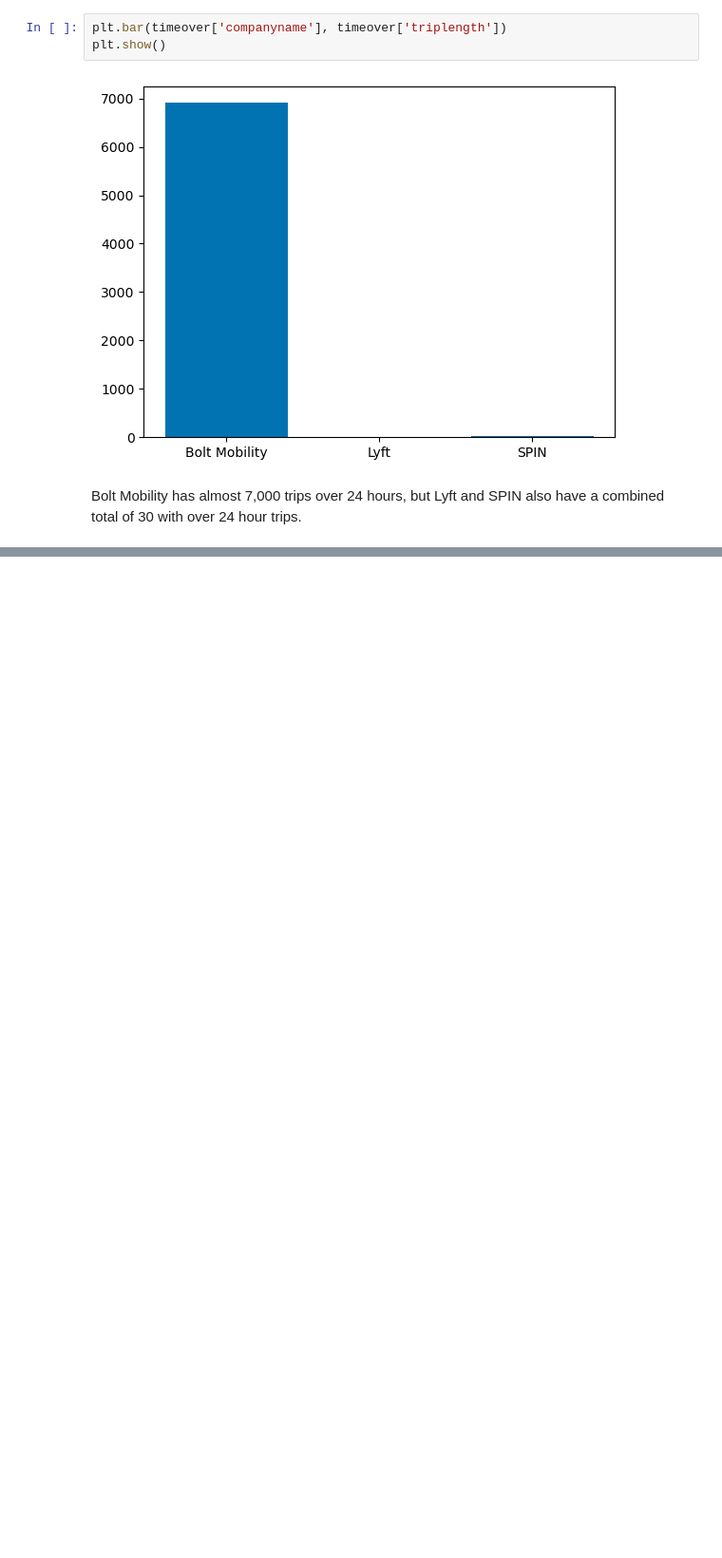
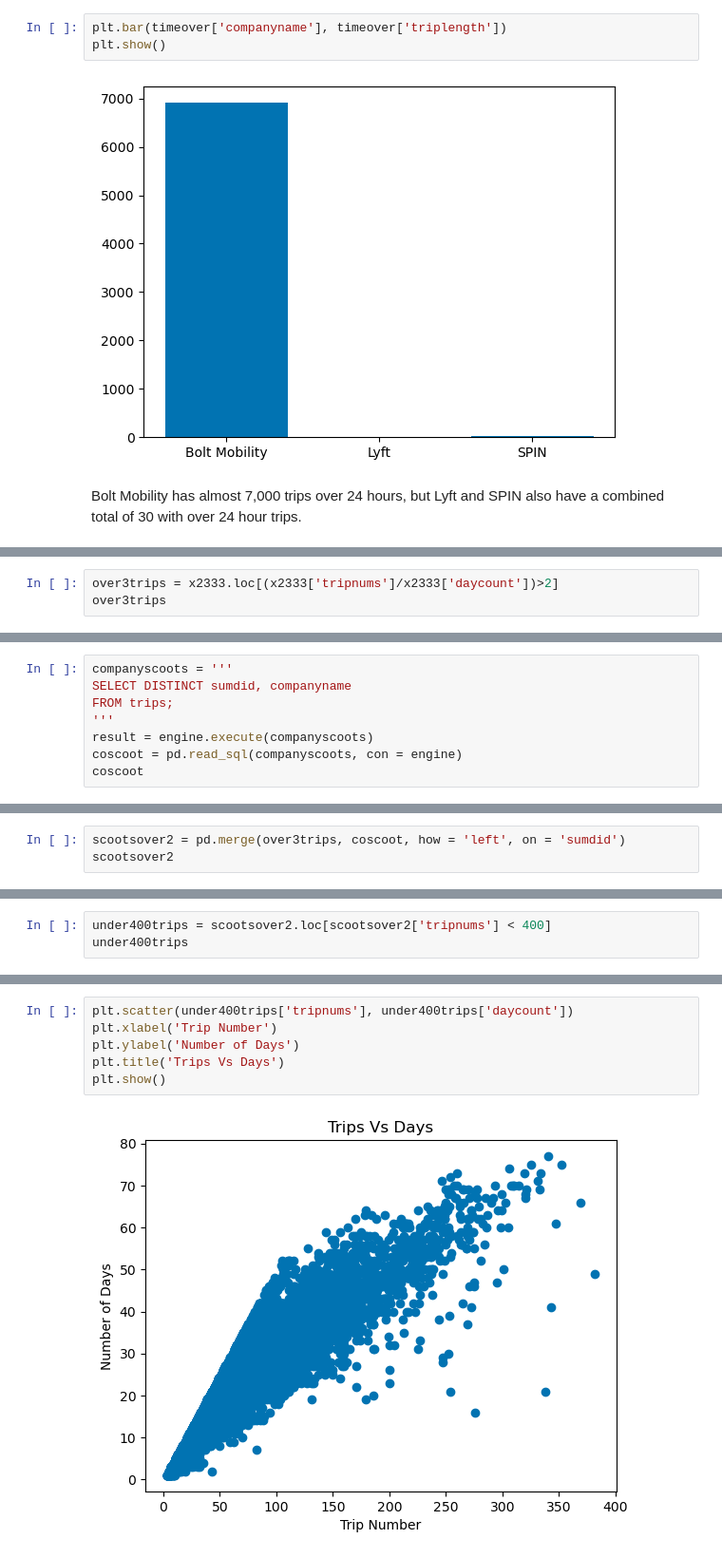
Before and after one commit to NSS-Data-Analytics-Cohort-8/scooter-partner1-badger-badger-python, a Jupyter notebook: notebooks/questions.ipynb, the cells around one changed output, grey strips where cells are left out. Shown at 95% size. Saved outputs shown, nothing was run; the diff lists cells and outputs as text; blank space fills up the shorter version.

```diff
--- a/notebooks/questions.ipynb
+++ b/notebooks/questions.ipynb
@@ -215,0 +283,3 @@ Bolt Mobility has almost 7,000 trips over 24 hours, but Lyft and SPIN also have
+# %%
+over3trips = x2333.loc[(x2333['tripnums']/x2333['daycount'])>2]
+over3trips
@@ -215,0 +300,8 @@ Bolt Mobility has almost 7,000 trips over 24 hours, but Lyft and SPIN also have
+# %%
+companyscoots = '''
+SELECT DISTINCT sumdid, companyname
+FROM trips;
+'''
+result = engine.execute(companyscoots)
+coscoot = pd.read_sql(companyscoots, con = engine)
+coscoot
@@ -215,0 +322,3 @@ Bolt Mobility has almost 7,000 trips over 24 hours, but Lyft and SPIN also have
+# %%
+scootsover2 = pd.merge(over3trips, coscoot, how = 'left', on = 'sumdid')
+scootsover2
@@ -215,0 +339,3 @@ Bolt Mobility has almost 7,000 trips over 24 hours, but Lyft and SPIN also have
+# %%
+under400trips = scootsover2.loc[scootsover2['tripnums'] < 400]
+under400trips
@@ -215,0 +356,8 @@ Bolt Mobility has almost 7,000 trips over 24 hours, but Lyft and SPIN also have
+# %%
+plt.scatter(under400trips['tripnums'], under400trips['daycount'])
+plt.xlabel('Trip Number')
+plt.ylabel('Number of Days')
+plt.title('Trips Vs Days')
+plt.show()
+# %% [output]
+[figure, added]
```
Also changed, not shown: parts of 18 cells of this notebook.
